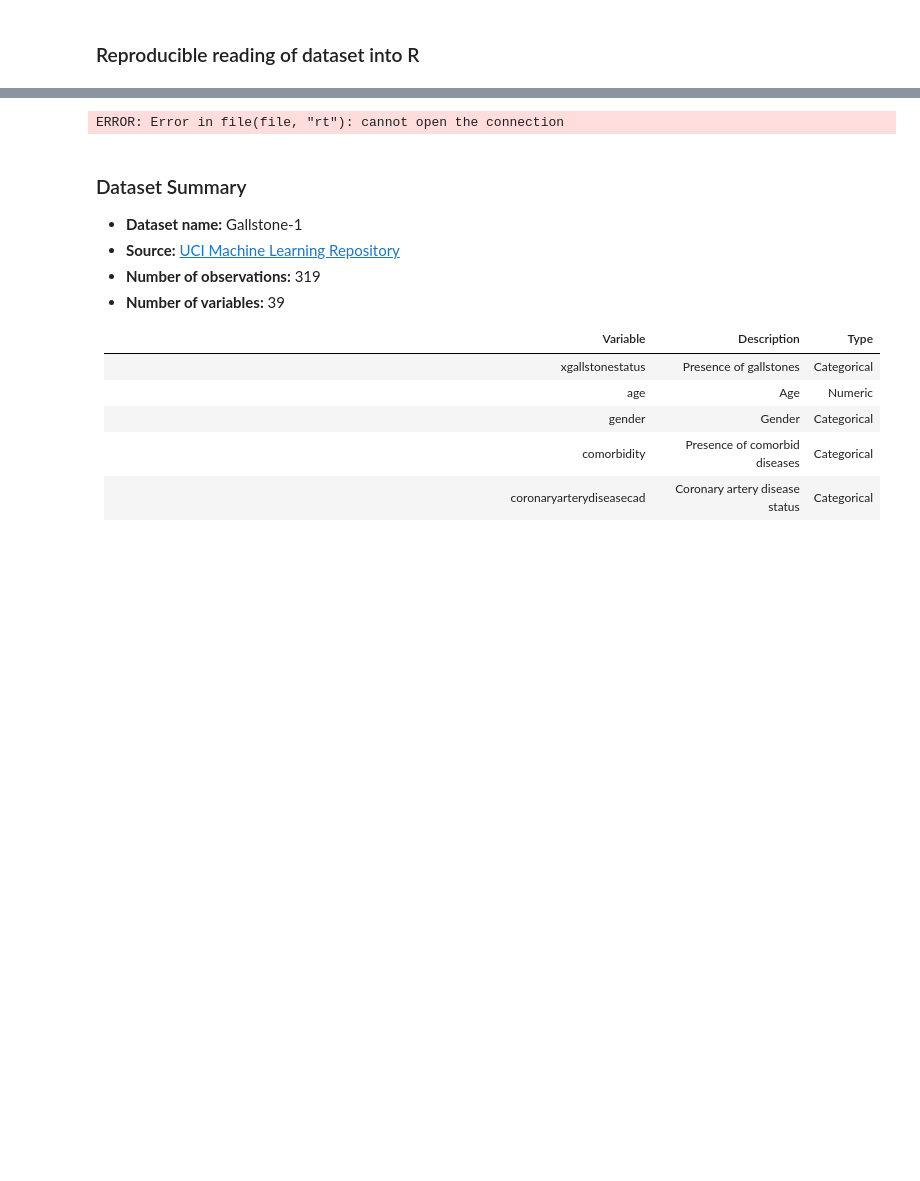
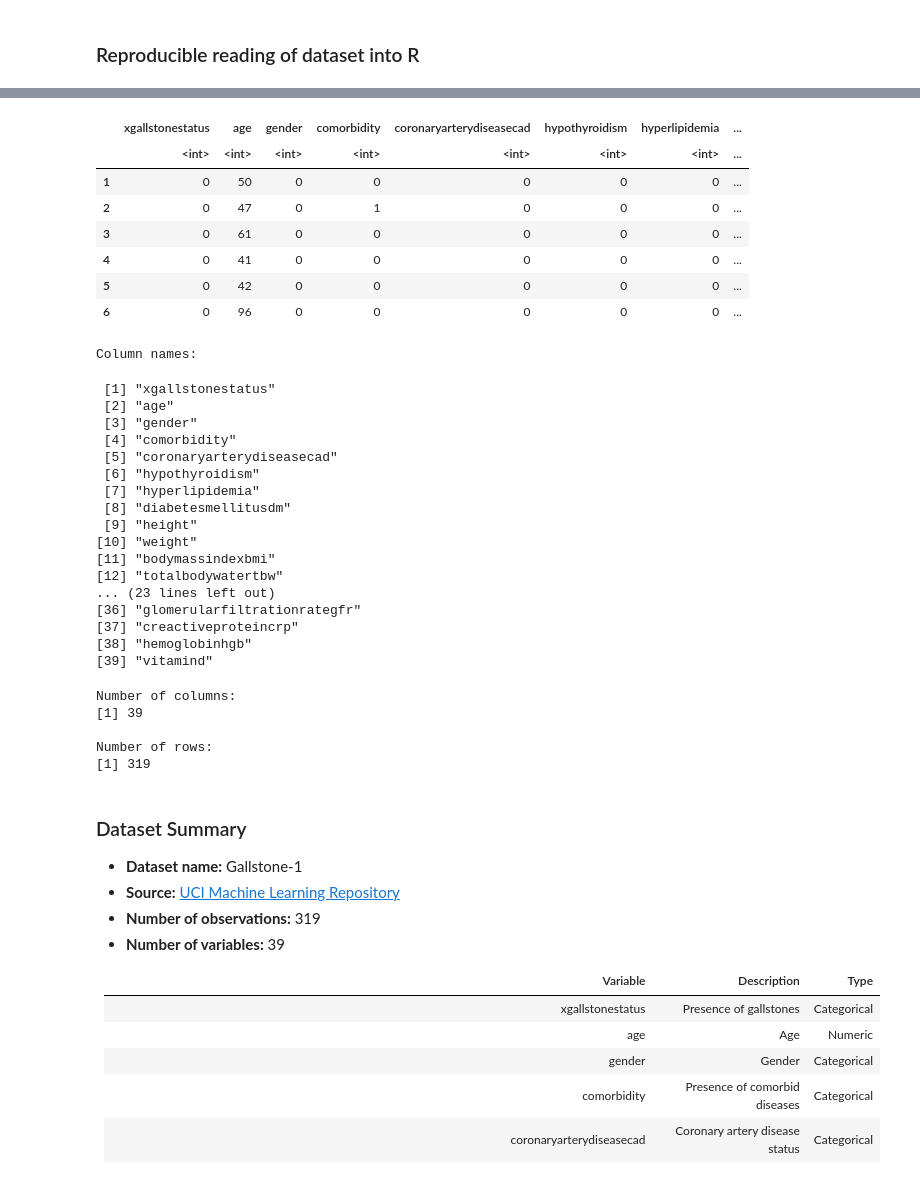
Before and after one commit to calvingdu/stat301_group20, a Jupyter notebook: final/finalFormatted.ipynb, the cells around one changed output, grey strips where cells are left out. Saved outputs shown, nothing was run; the diff lists cells and outputs as text; code cells hidden in the pictures; blank space fills up the shorter version.

```diff
--- a/final/finalFormatted.ipynb
+++ b/final/finalFormatted.ipynb
@@ -95,7 +60,7 @@ data <- read.table('dataset-uci.csv', header = TRUE, sep = ",", stringsAsFactors
 
 colnames(data) <- colnames(data) %>%
 tolower() %>%
-str_replace_all("\\s+", "_") %>%d
+str_replace_all("\\s+", "_") %>%
 str_replace_all("[^a-z0-9_]", "") %>%
 str_replace("^([0-9])", "x\\1")
 data %>% head()
@@ -113,4 +77,34 @@ Warning message in file(file, "rt"):
+|  | xgallstonestatus | age | gender | comorbidity | coronaryarterydiseasecad | hypothyroidism | hyperlipidemia | ... |
+|  | <int> | <int> | <int> | <int> | <int> | <int> | <int> | ... |
+| 1 | 0 | 50 | 0 | 0 | 0 | 0 | 0 | ... |
+| 2 | 0 | 47 | 0 | 1 | 0 | 0 | 0 | ... |
+| 3 | 0 | 61 | 0 | 0 | 0 | 0 | 0 | ... |
+| 4 | 0 | 41 | 0 | 0 | 0 | 0 | 0 | ... |
+| 5 | 0 | 42 | 0 | 0 | 0 | 0 | 0 | ... |
+| 6 | 0 | 96 | 0 | 0 | 0 | 0 | 0 | ... |
-ERROR: Error in file(file, "rt"): cannot open the connection
+Column names:
+ [1] "xgallstonestatus"
+ [2] "age"
+ [3] "gender"
+ [4] "comorbidity"
+ [5] "coronaryarterydiseasecad"
+ [6] "hypothyroidism"
+ [7] "hyperlipidemia"
+ [8] "diabetesmellitusdm"
+ [9] "height"
+[10] "weight"
+[11] "bodymassindexbmi"
+[12] "totalbodywatertbw"
+... (23 lines left out)
+[36] "glomerularfiltrationrategfr"
+[37] "creactiveproteincrp"
+[38] "hemoglobinhgb"
+[39] "vitamind"
+Number of columns:
+[1] 39
+
+Number of rows:
+[1] 319
 # %% [markdown]
 ### Dataset Summary
 
```
Also changed, not shown: parts of 18 cells of this notebook, 1 other file.
